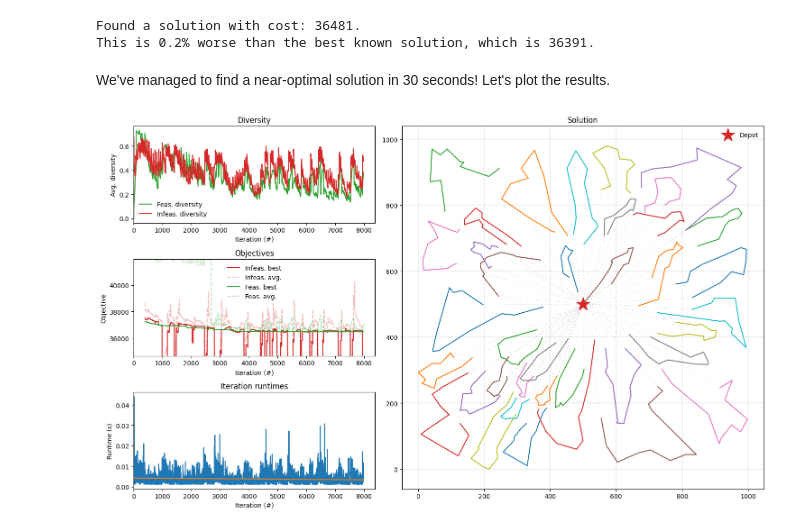
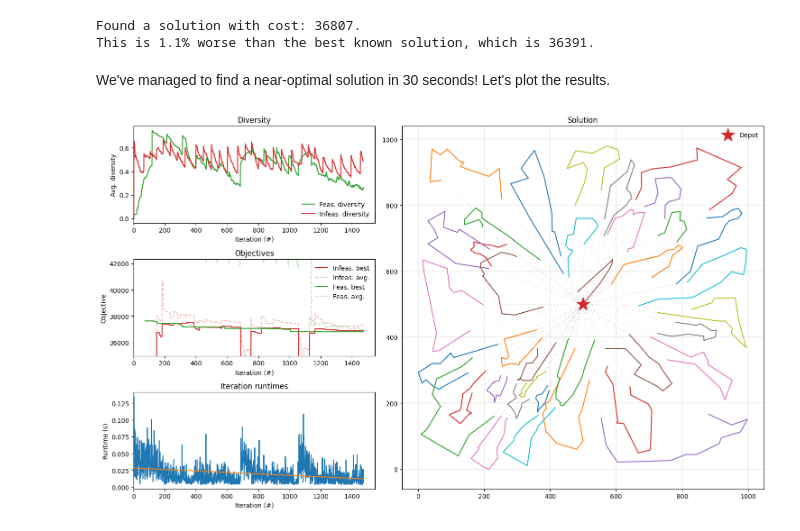
Before and after one commit to PyVRP/PyVRP, a Jupyter notebook: examples/cvrp.ipynb, the cells around one changed output. Drawn from its saved outputs; the diff is of its cells as text; code cells hidden in the pictures.

```diff
--- a/examples/cvrp.ipynb
+++ b/examples/cvrp.ipynb
@@ -48,3 +29,3 @@ In this notebook we will solve the `X-n439-k37` instance, which is part of the [
 # %%
-instance = read("data/X-n439-k37.vrp", round_func="round")
-instance_bks = vrplib.read_solution("data/X-n439-k37.sol")
+INSTANCE = read("data/X-n439-k37.vrp", round_func="round")
+BKS = read_solution("data/X-n439-k37.sol")
@@ -118,0 +45,4 @@ Now let's run the algorithm using our `solve` function and compare the result wi
+# %%
+model = Model.from_data(INSTANCE)
+result = model.solve(stop=MaxRuntime(30), seed=42)
+print(result)
@@ -119,29 +67,16 @@ Now let's run the algorithm using our `solve` function and compare the result wi
 # %%
-def report_gap(best_cost: float, bks: Dict):
-    objective = best_cost
-    bks_cost = bks["cost"]
-    pct_diff = 100 * (objective - bks_cost) / bks_cost
-
-    print(f"Found a solution with cost: {objective}.")
-    print(f"This is {pct_diff:.1f}% worse than the best known", end=" ")
-    print(f"solution, which is {bks_cost}.")
-
-
-cost_evaluator = PenaltyManager().get_cost_evaluator()
-result = solve(instance, seed=42, max_runtime=30)
-report_gap(cost_evaluator.cost(result.best), instance_bks)
+gap = 100 * (result.cost() - BKS["cost"]) / BKS["cost"]
+print(f"Found a solution with cost: {result.cost()}.")
+print(f"This is {gap:.1f}% worse than the best known", end=" ")
+print(f"solution, which is {BKS['cost']}.")
 # %% [output]
-Found a solution with cost: 36481.
-This is 0.2% worse than the best known solution, which is 36391.
+Found a solution with cost: 36807.
+This is 1.1% worse than the best known solution, which is 36391.
 # %% [markdown]
 We've managed to find a near-optimal solution in 30 seconds! Let's plot the results.
 # %%
-def plot_result(result: Result, instance: ProblemData):
-    fig = plt.figure(figsize=(15, 9))
-    plotting.plot_result(result, instance, fig)
-    fig.tight_layout()
-
-
-plot_result(result, instance)
+fig = plt.figure(figsize=(15, 9))
+plot_result(result, INSTANCE, fig)
+fig.tight_layout()
 # %% [output]
-[figure, old version]
+[figure, new version]
```
Also changed, not shown: parts of 21 cells of this notebook, 1 other file.
